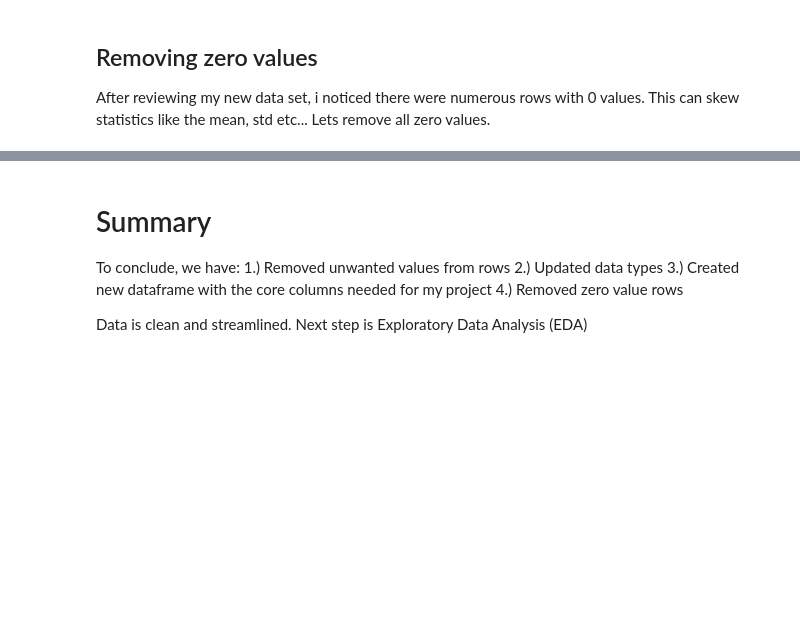
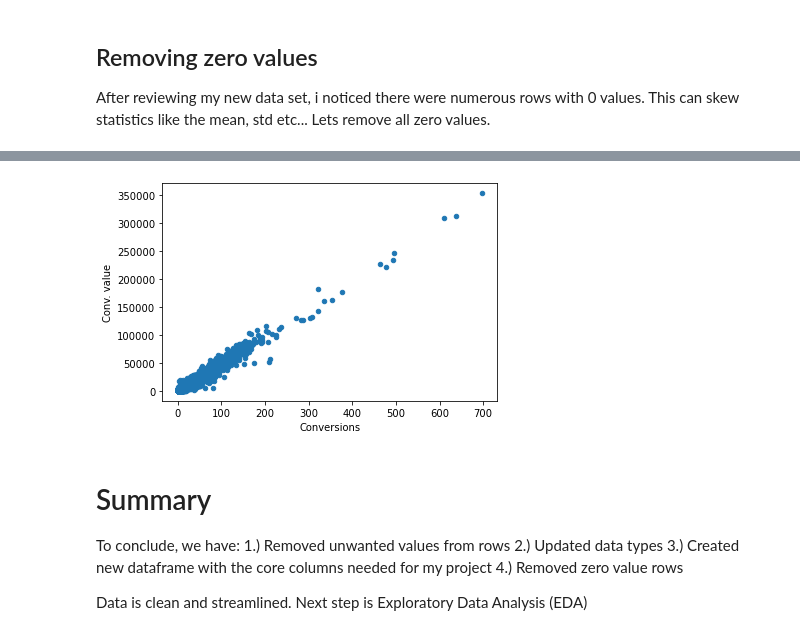
Before and after one commit to Code-By-Pitt/Capstone_Two, a Jupyter notebook: Data_Wrangling.ipynb, the cells around one changed output, grey strips where cells are left out. Drawn from its saved outputs; the diff is of its cells as text; code cells hidden in the pictures; blank space fills up the shorter version.

```diff
--- a/Data_Wrangling.ipynb
+++ b/Data_Wrangling.ipynb
@@ -114,3 +147,7 @@ non_zero_df.describe()
+# %%
+non_zero_df.plot(x="Conversions", y="Conv. value", kind='scatter');
+# %% [output]
+[figure, added]
 # %% [markdown]
 # Summary
 
```
Also changed, not shown: parts of 8 cells of this notebook.
